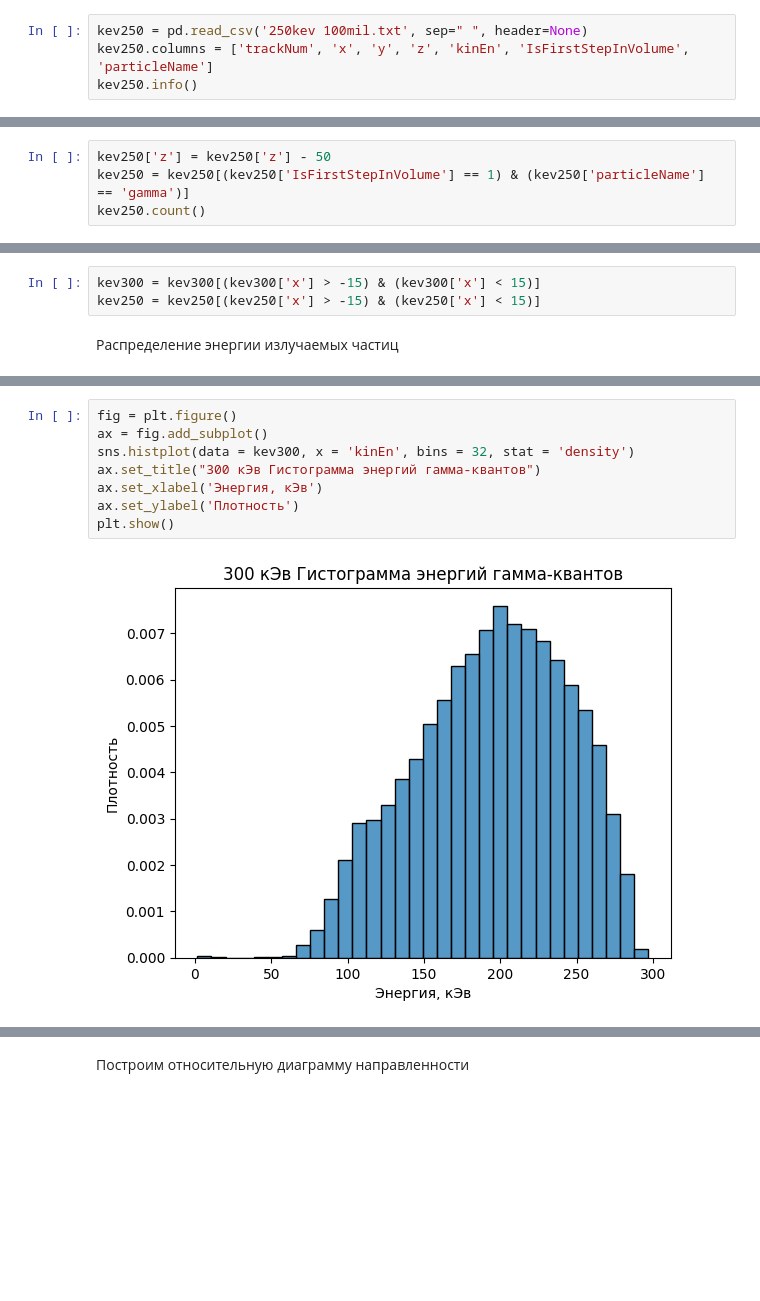
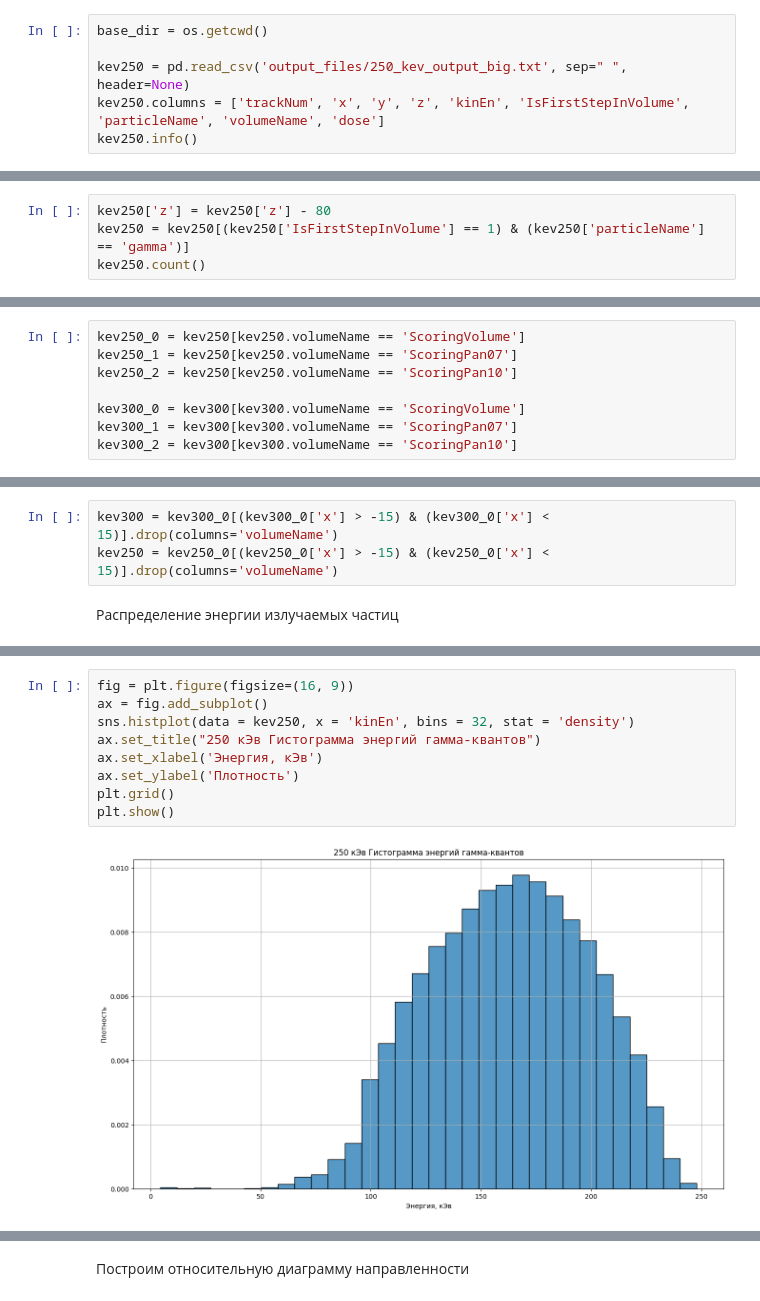
Before and after one commit to Egisess/Geant4-Cyclotron-electron-accelerator, a Jupyter notebook: curs_research.ipynb, the cells around one changed output, grey strips where cells are left out. Cells and saved outputs as stored; diff of their text form; blank space fills up the shorter version.

```diff
--- a/curs_research.ipynb
+++ b/curs_research.ipynb
@@ -8,8 +10,10 @@ import numpy as np
 # %% [markdown]
 Считываем полученные данные - в обоих случаях генерировалось $10^8$ частиц
 # %%
-kev250 = pd.read_csv('250kev 100mil.txt', sep=" ", header=None)
-kev250.columns = ['trackNum', 'x', 'y', 'z', 'kinEn', 'IsFirstStepInVolume', 'particleName']
+base_dir = os.getcwd()
+
+kev250 = pd.read_csv('output_files/250_kev_output_big.txt', sep=" ", header=None)
+kev250.columns = ['trackNum', 'x', 'y', 'z', 'kinEn', 'IsFirstStepInVolume', 'particleName', 'volumeName', 'dose']
 kev250.info()
 # %% [output]
 <class 'pandas.core.frame.DataFrame'>
@@ -48,7 +56,7 @@ memory usage: 2.7+ MB
 # %% [markdown]
  Переносим систему отсчёта в центр мишени, оставляем только Гамма-кванты которые сделали первый шаг в объёме детектора
 # %%
-kev250['z'] = kev250['z'] - 50
+kev250['z'] = kev250['z'] - 80
 kev250 = kev250[(kev250['IsFirstStepInVolume'] == 1) & (kev250['particleName'] == 'gamma')]
 kev250.count()
 # %% [output]
@@ -75,0 +90,8 @@ dtype: int64
+# %%
+kev250_0 = kev250[kev250.volumeName == 'ScoringVolume']
+kev250_1 = kev250[kev250.volumeName == 'ScoringPan07']
+kev250_2 = kev250[kev250.volumeName == 'ScoringPan10']
+
+kev300_0 = kev300[kev300.volumeName == 'ScoringVolume']
+kev300_1 = kev300[kev300.volumeName == 'ScoringPan07']
+kev300_2 = kev300[kev300.volumeName == 'ScoringPan10']
@@ -156,7 +653,7 @@ plt.show()
 # %% [markdown]
 Разрежем сферу параллелепипедом вдось x = 15, x = -15, тем самым выделив частицы для исследования углового распределения по энергиям
 # %%
-kev300 = kev300[(kev300['x'] > -15) & (kev300['x'] < 15)]
-kev250 = kev250[(kev250['x'] > -15) & (kev250['x'] < 15)]
+kev300 = kev300_0[(kev300_0['x'] > -15) & (kev300_0['x'] < 15)].drop(columns='volumeName')
+kev250 = kev250_0[(kev250_0['x'] > -15) & (kev250_0['x'] < 15)].drop(columns='volumeName')
 # %% [markdown]
 Распределение энергии излучаемых частиц
@@ -163,10 +671,11 @@ kev250 = kev250[(kev250['x'] > -15) & (kev250['x'] < 15)]
 # %%
-fig = plt.figure()
+fig = plt.figure(figsize=(16, 9))
 ax = fig.add_subplot()
-sns.histplot(data = kev300, x = 'kinEn', bins = 32, stat = 'density')
-ax.set_title("300 кЭв Гистограмма энергий гамма-квантов")
+sns.histplot(data = kev250, x = 'kinEn', bins = 32, stat = 'density')
+ax.set_title("250 кЭв Гистограмма энергий гамма-квантов")
 ax.set_xlabel('Энергия, кЭв')
 ax.set_ylabel('Плотность')
+plt.grid()
 plt.show()
 # %% [output]
-[figure, old version]
+[figure, new version]
```
Also changed, not shown: parts of 38 cells of this notebook, 12 other files.
